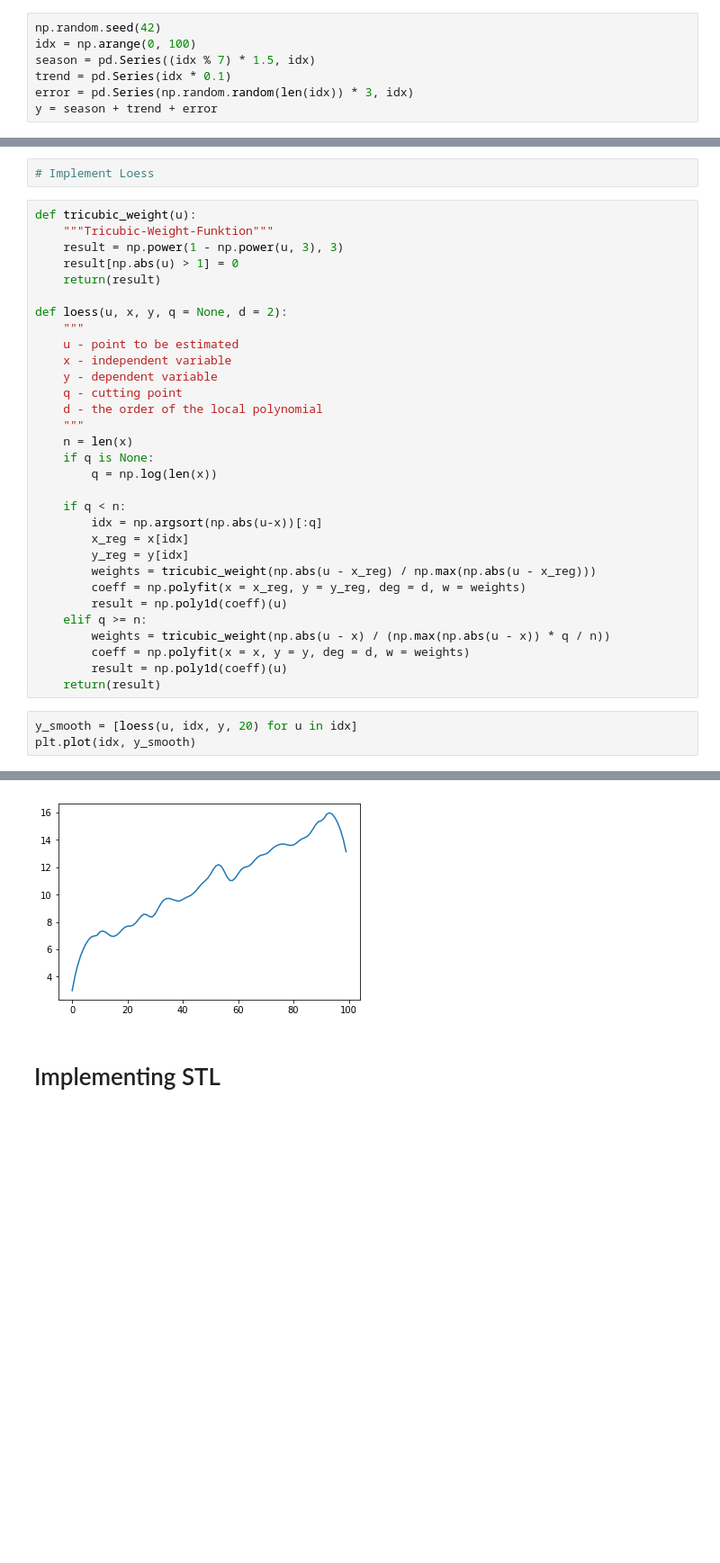
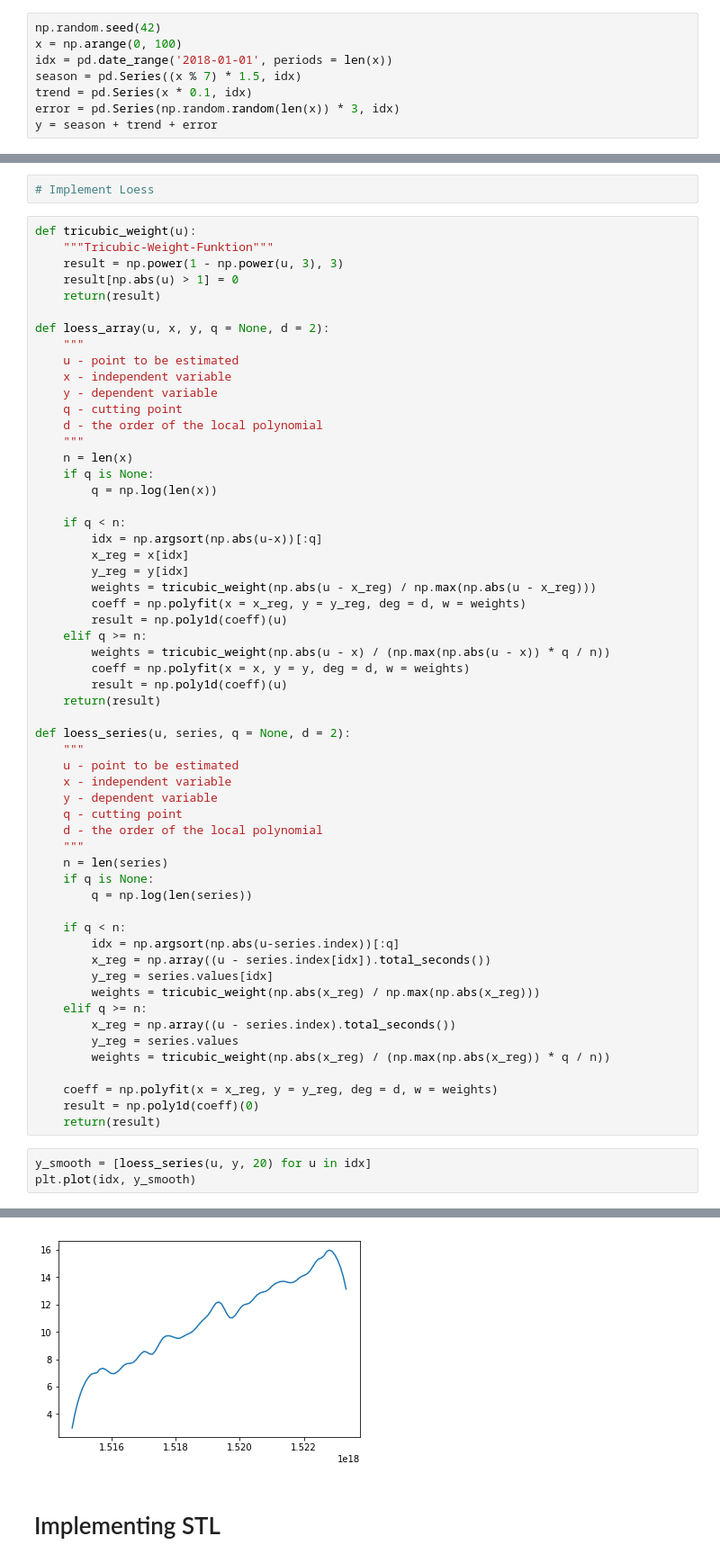
Before and after one commit to sral85/STL, a Jupyter notebook: STL.ipynb, the cells around one changed output, grey strips where cells are left out. Shown at 90% size. Saved outputs shown, nothing was run; the diff lists cells and outputs as text; blank space fills up the shorter version.

Commit message:
added loess for time series

```diff
--- a/STL.ipynb
+++ b/STL.ipynb
@@ -4,10 +4,11 @@ import pandas as pd
 import matplotlib.pyplot as plt
 # %%
 np.random.seed(42)
-idx = np.arange(0, 100)
-season = pd.Series((idx % 7) * 1.5, idx)
-trend = pd.Series(idx * 0.1)
-error = pd.Series(np.random.random(len(idx)) * 3, idx)
+x = np.arange(0, 100)
+idx = pd.date_range('2018-01-01', periods = len(x))
+season = pd.Series((x % 7) * 1.5, idx)
+trend = pd.Series(x * 0.1, idx)
+error = pd.Series(np.random.random(len(x)) * 3, idx)
 y = season + trend + error
 # %%
 plt.plot(y)
@@ -23,7 +24,7 @@ def tricubic_weight(u):
     result[np.abs(u) > 1] = 0
     return(result)
 
-def loess(u, x, y, q = None, d = 2):
+def loess_array(u, x, y, q = None, d = 2):
     """
     u - point to be estimated
     x - independent variable
@@ -47,12 +48,38 @@ def loess(u, x, y, q = None, d = 2):
         coeff = np.polyfit(x = x, y = y, deg = d, w = weights)
         result = np.poly1d(coeff)(u)
     return(result)
+
+def loess_series(u, series, q = None, d = 2):
+    """
+    u - point to be estimated
+    x - independent variable
+    y - dependent variable
+    q - cutting point
+    d - the order of the local polynomial
+    """
+    n = len(series)
+    if q is None:
+        q = np.log(len(series))
+
+    if q < n:
+        idx = np.argsort(np.abs(u-series.index))[:q]
+        x_reg = np.array((u - series.index[idx]).total_seconds())
+        y_reg = series.values[idx]
+        weights = tricubic_weight(np.abs(x_reg) / np.max(np.abs(x_reg)))
+    elif q >= n:
+        x_reg = np.array((u - series.index).total_seconds())
+        y_reg = series.values
+        weights = tricubic_weight(np.abs(x_reg) / (np.max(np.abs(x_reg)) * q / n))
+
+    coeff = np.polyfit(x = x_reg, y = y_reg, deg = d, w = weights)
+    result = np.poly1d(coeff)(0)
+    return(result)
 # %%
-y_smooth = [loess(u, idx, y, 20) for u in idx]
+y_smooth = [loess_series(u, y, 20) for u in idx]
 plt.plot(idx, y_smooth)
 # %% [output]
 [<matplotlib.lines.Line2D at 0x...>]
-[figure, old version]
+[figure, new version]
 # %% [markdown]
 # Implementing STL
 # %% [markdown]
```
Also changed, not shown: parts of 4 cells of this notebook.
